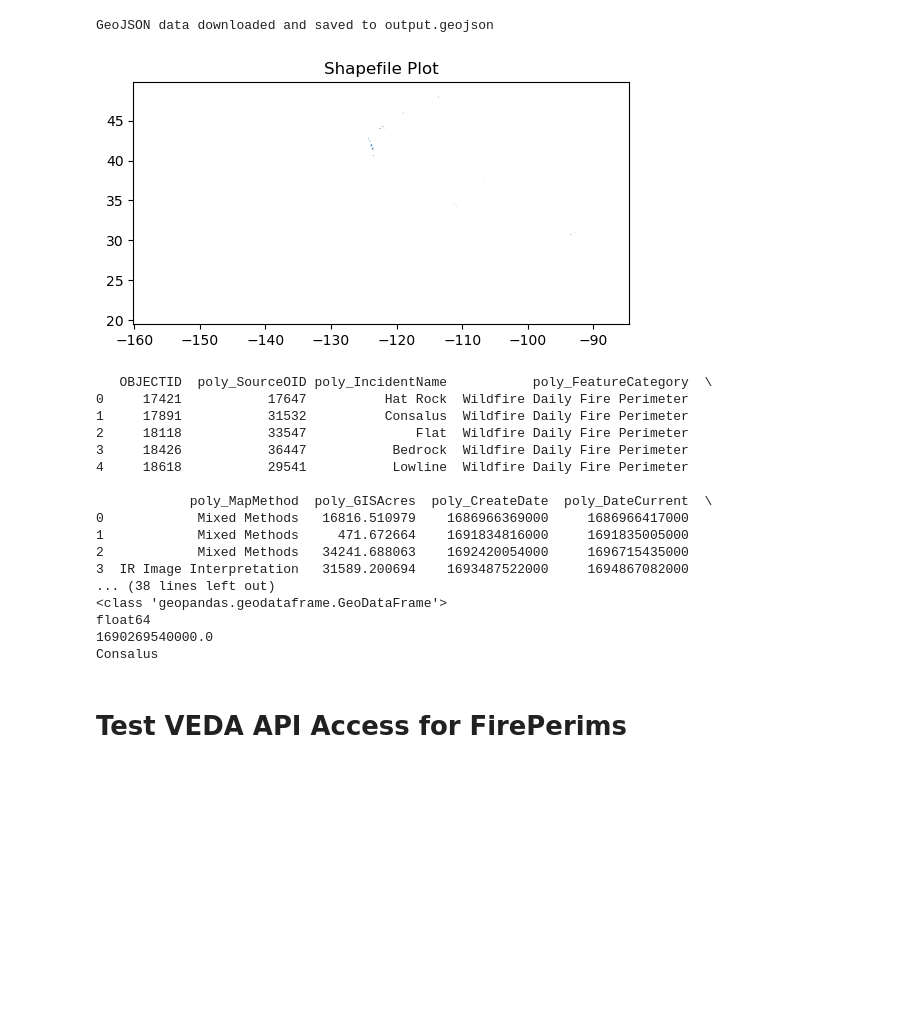
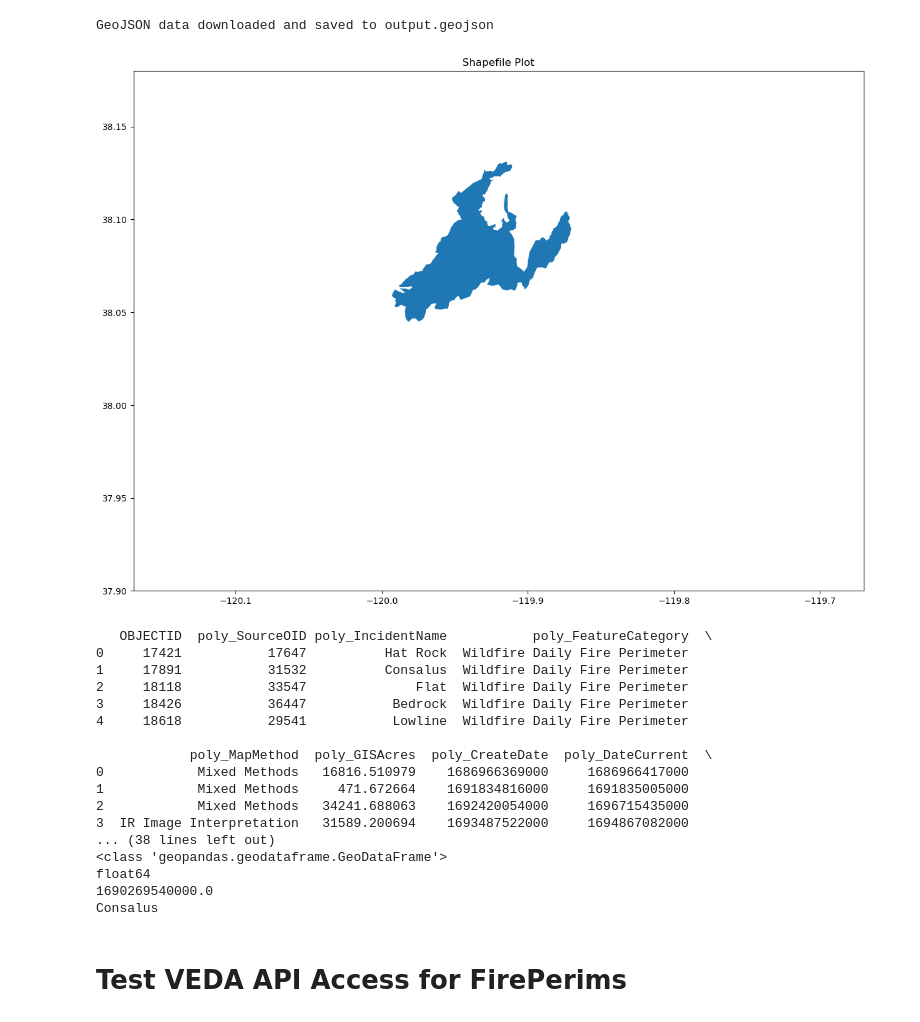
Before and after one commit to ksharonin/feds-benchmarking, a Jupyter notebook: misc/PEC_Scratchwork.ipynb, the cells around one changed output. Cells and saved outputs as stored; diff of their text form; code cells hidden in the pictures; blank space fills up the shorter version.

```diff
--- a/misc/PEC_Scratchwork.ipynb
+++ b/misc/PEC_Scratchwork.ipynb
@@ -82,29 +82,45 @@ GeoJSON data downloaded and saved to output.geojson
 # %%
 import geopandas as gpd
 import matplotlib.pyplot as plt
 
 # Read the GeoJSON file
 geojson_file = "output.geojson"
 gdf = gpd.read_file(geojson_file)
 
 # Save the GeoDataFrame as a shapefile
 output_shapefile = "output.shp"
 gdf.to_file(output_shapefile)
 
-gdf.plot()
+fig, ax = plt.subplots(figsize=(15, 15))
+
+# bound box as defined by us
+# searchbbox ["-120.303585", "38.350702", "-119.589919", "37.823119"]
+
+left = -120.17
+right = -119.67
+bottom = 37.9
+top = 38.18
+ax.set_xlim(left, right)
+ax.set_ylim(bottom, top)
+
+# ["-120.17","38.18","-119.67","37.9"]
+
+filtered_gdf = gdf[gdf['poly_IncidentName'] == 'Quarry']
+
+filtered_gdf.plot(ax=ax)
 
 # Show the plot
 plt.title("Shapefile Plot")
 plt.show()
 
 print(gdf.head())
 print(type(gdf))
 
 print(gdf['poly_PolygonDateTime'].dtype)
 print(gdf.loc[1, 'poly_PolygonDateTime'])
 print(gdf.loc[1, 'poly_IncidentName'])
 # %% [output]
-[figure, old version]
+[figure, new version]
    OBJECTID  poly_SourceOID poly_IncidentName           poly_FeatureCategory  \
 0     17421           17647          Hat Rock  Wildfire Daily Fire Perimeter
 1     17891           31532          Consalus  Wildfire Daily Fire Perimeter
```
Also changed, not shown: parts of 7 cells of this notebook, 9 other files.
